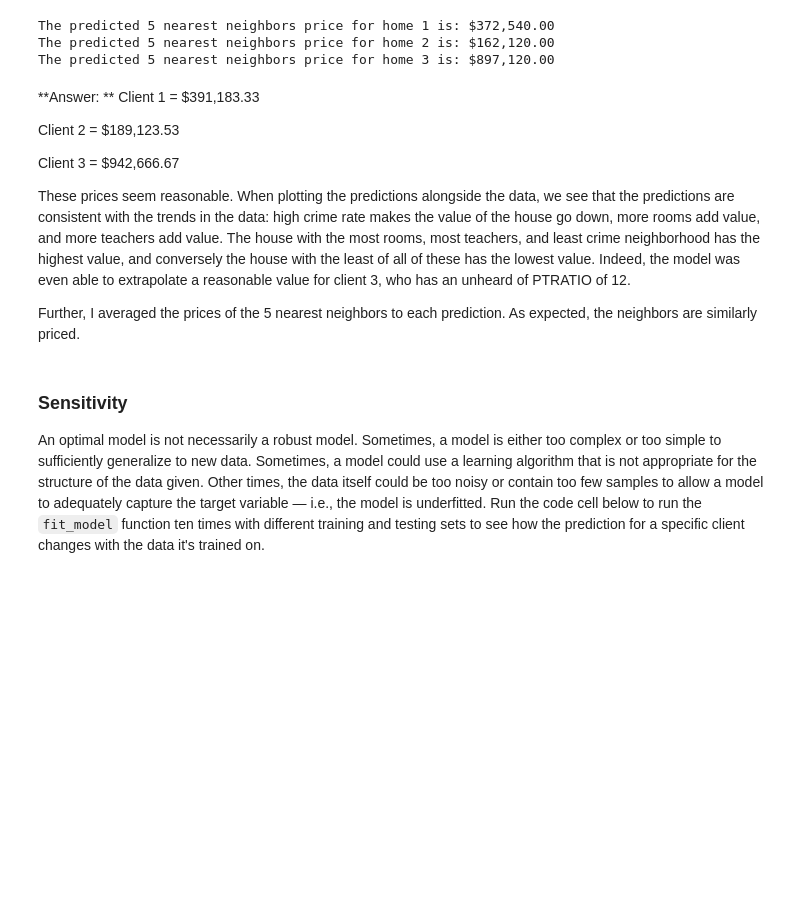
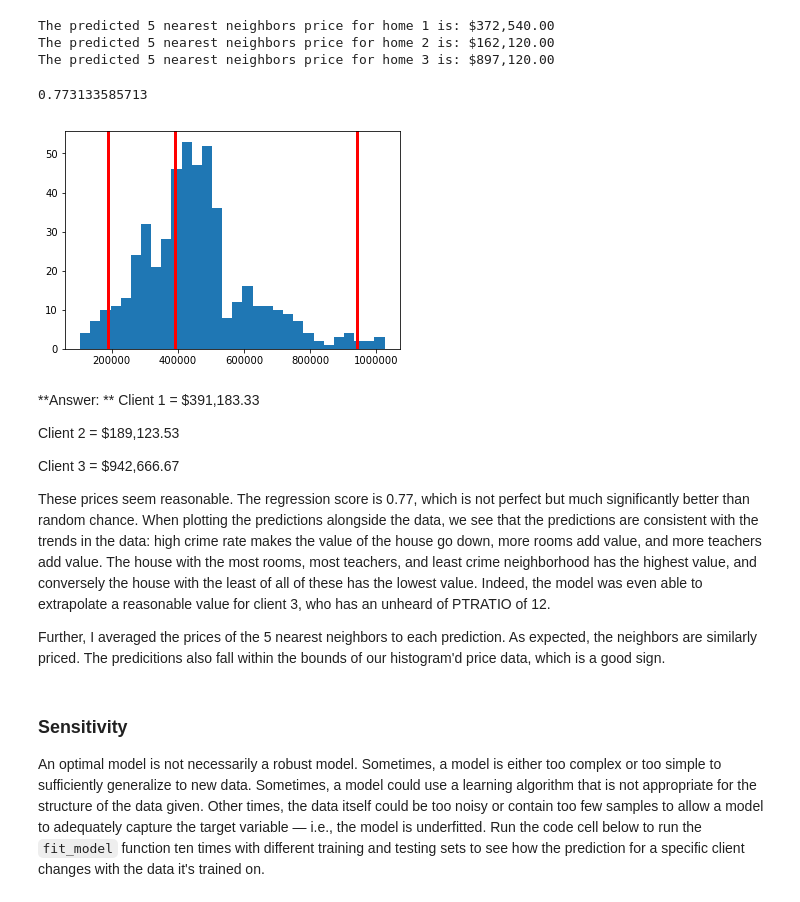
Before and after one commit to crypdick/machine-learning, a Jupyter notebook: projects/boston_housing/boston_housing.ipynb, the cells around one changed output. Saved outputs shown, nothing was run; the diff lists cells and outputs as text; code cells hidden in the pictures; blank space fills up the shorter version.

```diff
--- a/projects/boston_housing/boston_housing.ipynb
+++ b/projects/boston_housing/boston_housing.ipynb
@@ -237,3 +272,28 @@ In this final section of the project, you will construct a model and make a pred
 ### Question 8 - Cross-Validation
 *What is the k-fold cross-validation training technique? What benefit does this technique provide for grid search when optimizing a model?*
 **Hint:** Much like the reasoning behind having a testing set, what could go wrong with using grid search without a cross-validated set?
+# %%
+import numpy as np
+from sklearn import cross_validation
+from sklearn import datasets
+from sklearn import svm
+
+iris = datasets.load_iris()
+
+# Split the iris data into train/test data sets with 30% reserved for testing
+X_train, X_test, y_train, y_test = cross_validation.train_test_split(iris.data, iris.target, test_size=0.3, random_state=0)
+
+# Build an SVC model for predicting iris classifications using training data
+clf = svm.SVC(kernel='linear', C=1, probability=True).fit(X_train, y_train)
+
+# Now measure its performance with the test data with single subset
+print clf.score(X_test, y_test)
+
+# We give cross_val_score a model, the entire data set and its "real" values, and the number of folds:
+scores = cross_validation.cross_val_score(clf, iris.data, iris.target, cv=5)
+
+# Print the accuracy for each fold:
+print scores
+
+# And the mean accuracy of all 5 folds:
+print scores.mean()
@@ -398,6 +449,17 @@ for i in client_data:
 The predicted 5 nearest neighbors price for home 1 is: $372,540.00
 The predicted 5 nearest neighbors price for home 2 is: $162,120.00
 The predicted 5 nearest neighbors price for home 3 is: $897,120.00
+# %%
+# scores
+print reg.score(X_test, y_test)
+# %% [output]
+0.773133585713
+# %%
+plt.hist(prices, bins = 30)
+for price in reg.predict(client_data):
+    plt.axvline(price, c = 'r', lw = 3)
+# %% [output]
+[figure, added]
 # %% [markdown]
 **Answer: **
 Client 1 = $391,183.33
@@ -406,9 +468,9 @@ Client 2 = $189,123.53
 
 Client 3 = $942,666.67
 
-These prices seem reasonable. When plotting the predictions alongside the data, we see that the predictions are consistent with the trends in the data: high crime rate makes the value of the house go down, more rooms add value, and more teachers add value. The house with the most rooms, most teachers, and least crime neighborhood has the highest value, and conversely the house with the least of all of these has the lowest value. Indeed, the model was even able to extrapolate a reasonable value for client 3, who has an unheard of PTRATIO of 12.
+These prices seem reasonable. The regression score is 0.77, which is not perfect but much significantly better than random chance. When plotting the predictions alongside the data, we see that the predictions are consistent with the trends in the data: high crime rate makes the value of the house go down, more rooms add value, and more teachers add value. The house with the most rooms, most teachers, and least crime neighborhood has the highest value, and conversely the house with the least of all of these has the lowest value. Indeed, the model was even able to extrapolate a reasonable value for client 3, who has an unheard of PTRATIO of 12.
 
-Further, I averaged the prices of the 5 nearest neighbors to each prediction. As expected, the neighbors are similarly priced.
+Further, I averaged the prices of the 5 nearest neighbors to each prediction. As expected, the neighbors are similarly priced. The predicitions also fall within the bounds of our histogram'd price data, which is a good sign.
 # %% [markdown]
 ### Sensitivity
 An optimal model is not necessarily a robust model. Sometimes, a model is either too complex or too simple to sufficiently generalize to new data. Sometimes, a model could use a learning algorithm that is not appropriate for the structure of the data given. Other times, the data itself could be too noisy or contain too few samples to allow a model to adequately capture the target variable — i.e., the model is underfitted. Run the code cell below to run the `fit_model` function ten times with different training and testing sets to see how the prediction for a specific client changes with the data it's trained on.
```
Also changed, not shown: parts of 17 cells of this notebook, 1 other file.
